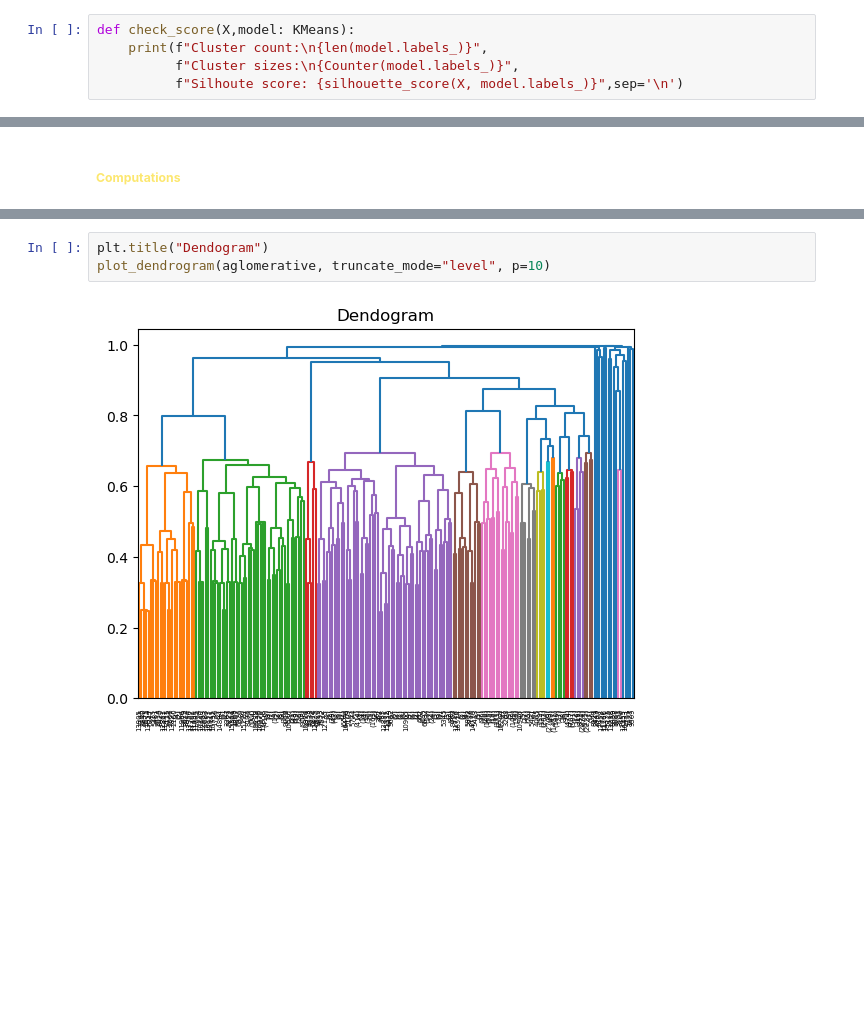
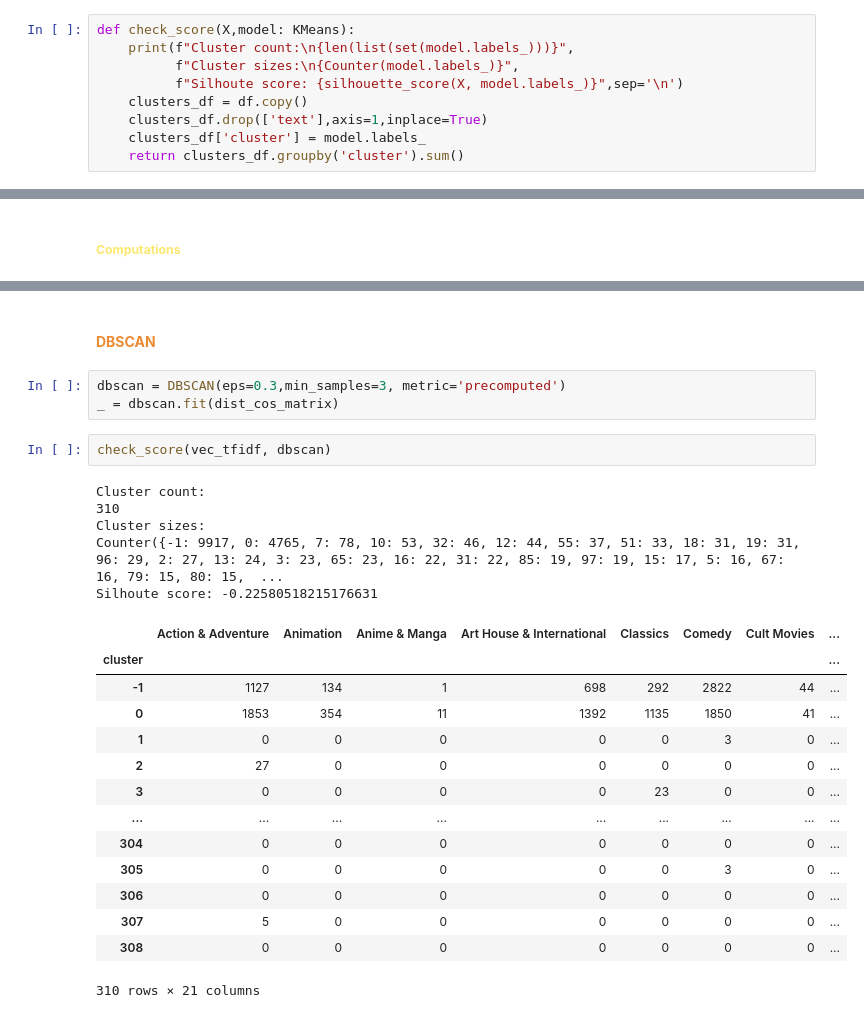
Before and after one commit to JHeczko/dataScience_kurs, a Jupyter notebook: Clusterization/Advanced/clusterization_advanced.ipynb, the cells around one changed output, grey strips where cells are left out. Saved outputs shown, nothing was run; the diff lists cells and outputs as text; blank space fills up the shorter version.

```diff
--- a/Clusterization/Advanced/clusterization_advanced.ipynb
+++ b/Clusterization/Advanced/clusterization_advanced.ipynb
@@ -279,5 +283,9 @@ calculate_dist(kickboxer_tfidf, vec_tfidf, "cosine").head(5)
 # %%
 def check_score(X,model: KMeans):
-    print(f"Cluster count:\n{len(model.labels_)}",
+    print(f"Cluster count:\n{len(list(set(model.labels_)))}",
           f"Cluster sizes:\n{Counter(model.labels_)}",
           f"Silhoute score: {silhouette_score(X, model.labels_)}",sep='\n')
+    clusters_df = df.copy()
+    clusters_df.drop(['text'],axis=1,inplace=True)
+    clusters_df['cluster'] = model.labels_
+    return clusters_df.groupby('cluster').sum()
@@ -375,5 +411,27 @@ Silhoute score: 0.09682259718243763
-# %%
-plt.title("Dendogram")
-plot_dendrogram(aglomerative, truncate_mode="level", p=10)
-# %% [output]
-[figure, removed]
+# %% [markdown]
+#### <span style="color:#eb8c34"><b>DBSCAN
+# %%
+dbscan = DBSCAN(eps=0.3,min_samples=3, metric='precomputed')
+_ = dbscan.fit(dist_cos_matrix)
+# %%
+check_score(vec_tfidf, dbscan)
+# %% [output]
+Cluster count:
+310
+Cluster sizes:
+Counter({-1: 9917, 0: 4765, 7: 78, 10: 53, 32: 46, 12: 44, 55: 37, 51: 33, 18: 31, 19: 31, 96: 29, 2: 27, 13: 24, 3: 23, 65: 23, 16: 22, 31: 22, 85: 19, 97: 19, 15: 17, 5: 16, 67: 16, 79: 15, 80: 15,  ...
+Silhoute score: -0.22580518215176631
+|  | Action & Adventure | Animation | Anime & Manga | Art House & International | Classics | Comedy | Cult Movies | ... |
+| cluster |  |  |  |  |  |  |  | ... |
+| -1 | 1127 | 134 | 1 | 698 | 292 | 2822 | 44 | ... |
+| 0 | 1853 | 354 | 11 | 1392 | 1135 | 1850 | 41 | ... |
+| 1 | 0 | 0 | 0 | 0 | 0 | 3 | 0 | ... |
+| 2 | 27 | 0 | 0 | 0 | 0 | 0 | 0 | ... |
+| 3 | 0 | 0 | 0 | 0 | 23 | 0 | 0 | ... |
+| ... | ... | ... | ... | ... | ... | ... | ... | ... |
+| 304 | 0 | 0 | 0 | 0 | 0 | 0 | 0 | ... |
+| 305 | 0 | 0 | 0 | 0 | 0 | 3 | 0 | ... |
+| 306 | 0 | 0 | 0 | 0 | 0 | 0 | 0 | ... |
+| 307 | 5 | 0 | 0 | 0 | 0 | 0 | 0 | ... |
+| 308 | 0 | 0 | 0 | 0 | 0 | 0 | 0 | ... |
+310 rows × 21 columns
```
Also changed, not shown: parts of 16 cells of this notebook.
